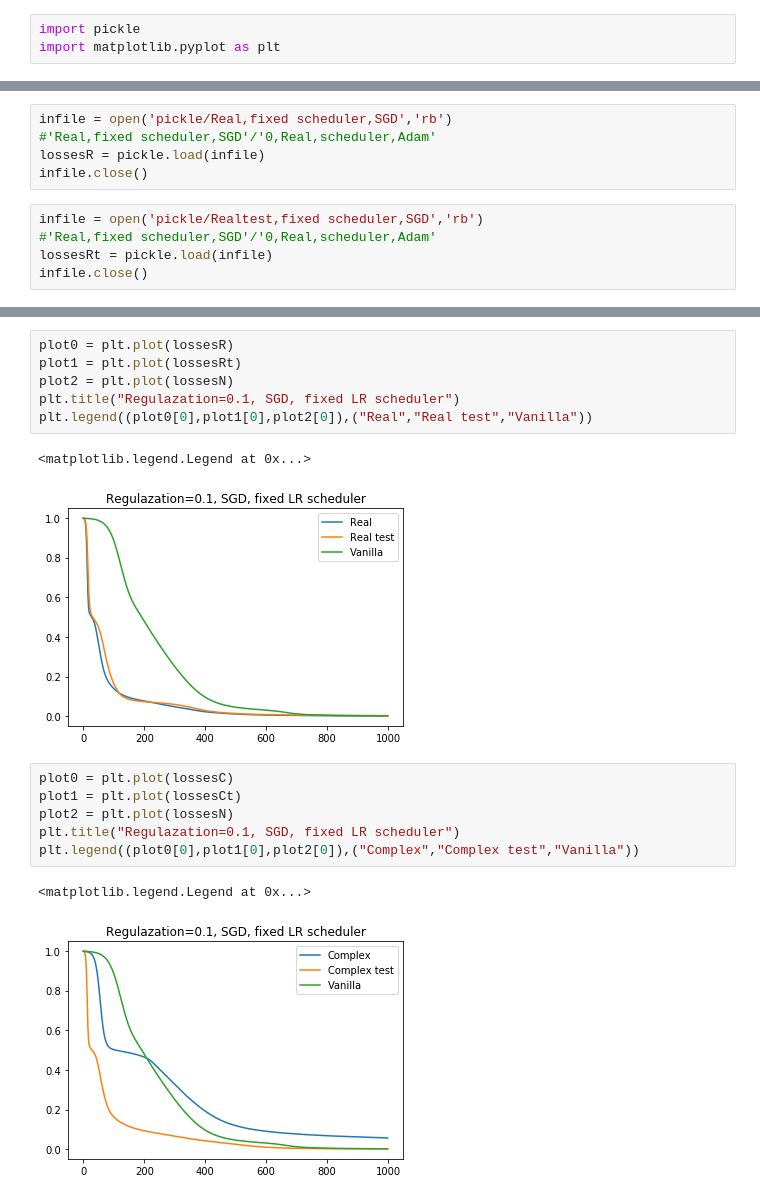
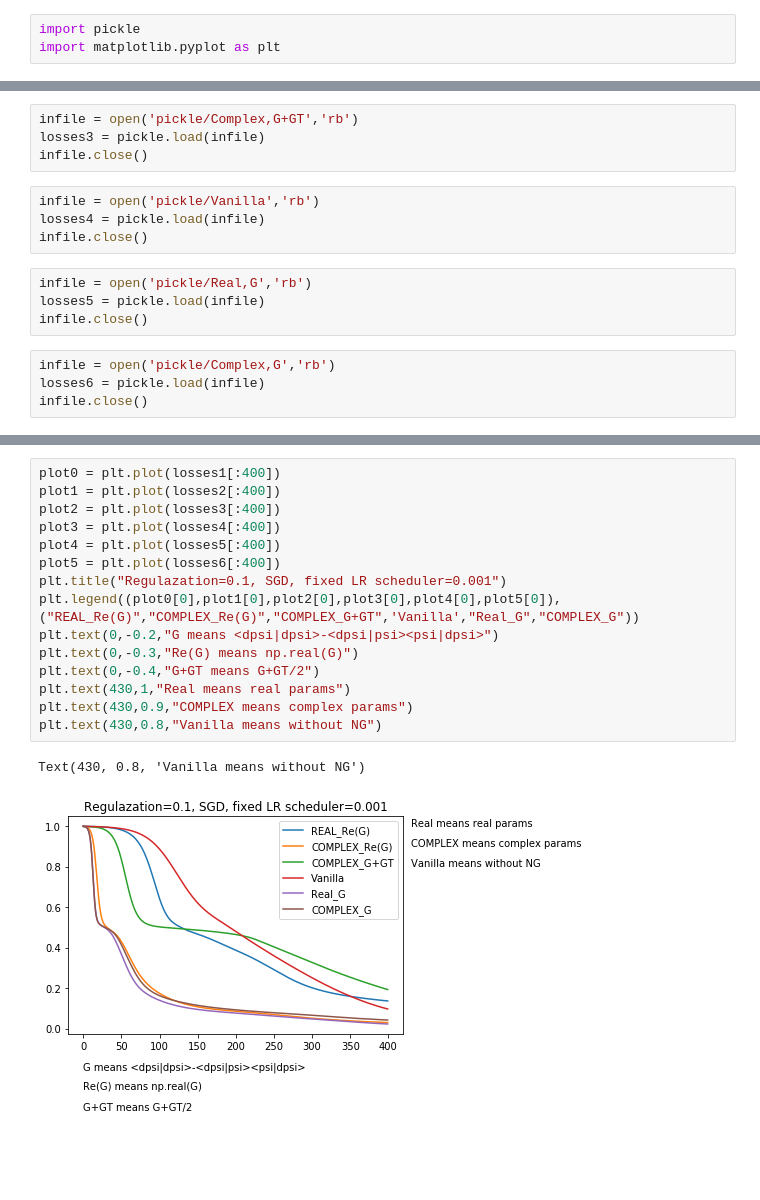
Before and after one commit to Miatto-research-group/Poenta, a Jupyter notebook: Untitled1.ipynb, the cells around one changed output, grey strips where cells are left out. Drawn from its saved outputs; the diff is of its cells as text; blank space fills up the shorter version.

Commit message:
tests on NG

```diff
--- a/Untitled1.ipynb
+++ b/Untitled1.ipynb
@@ -4,10 +12,16 @@ import matplotlib.pyplot as plt
+# %%
+infile = open('pickle/Complex,G+GT','rb')
+losses3 = pickle.load(infile)
+infile.close()
+# %%
+infile = open('pickle/Vanilla','rb')
+losses4 = pickle.load(infile)
+infile.close()
 # %%
-infile = open('pickle/Real,fixed scheduler,SGD','rb')
-#'Real,fixed scheduler,SGD'/'0,Real,scheduler,Adam'
-lossesR = pickle.load(infile)
+infile = open('pickle/Real,G','rb')
+losses5 = pickle.load(infile)
 infile.close()
 # %%
-infile = open('pickle/Realtest,fixed scheduler,SGD','rb')
-#'Real,fixed scheduler,SGD'/'0,Real,scheduler,Adam'
-lossesRt = pickle.load(infile)
+infile = open('pickle/Complex,G','rb')
+losses6 = pickle.load(infile)
 infile.close()
@@ -38,18 +28,18 @@ plt.legend((plot0[0],plot1[0],plot2[0]),("Real","Complex","Vanilla"))
-# %%
-plot0 = plt.plot(lossesR)
-plot1 = plt.plot(lossesRt)
-plot2 = plt.plot(lossesN)
-plt.title("Regulazation=0.1, SGD, fixed LR scheduler")
-plt.legend((plot0[0],plot1[0],plot2[0]),("Real","Real test","Vanilla"))
-# %% [output]
-<matplotlib.legend.Legend at 0x...>
-[figure, removed]
-# %%
-plot0 = plt.plot(lossesC)
-plot1 = plt.plot(lossesCt)
-plot2 = plt.plot(lossesN)
-plt.title("Regulazation=0.1, SGD, fixed LR scheduler")
-plt.legend((plot0[0],plot1[0],plot2[0]),("Complex","Complex test","Vanilla"))
-# %% [output]
-<matplotlib.legend.Legend at 0x...>
-[figure, removed]
+# %%
+plot0 = plt.plot(losses1[:400])
+plot1 = plt.plot(losses2[:400])
+plot2 = plt.plot(losses3[:400])
+plot3 = plt.plot(losses4[:400])
+plot4 = plt.plot(losses5[:400])
+plot5 = plt.plot(losses6[:400])
+plt.title("Regulazation=0.1, SGD, fixed LR scheduler=0.001")
+plt.legend((plot0[0],plot1[0],plot2[0],plot3[0],plot4[0],plot5[0]),("REAL_Re(G)","COMPLEX_Re(G)","COMPLEX_G+GT",'Vanilla',"Real_G","COMPLEX_G"))
+plt.text(0,-0.2,"G means <dpsi|dpsi>-<dpsi|psi><psi|dpsi>")
+plt.text(0,-0.3,"Re(G) means np.real(G)")
+plt.text(0,-0.4,"G+GT means G+GT/2")
+plt.text(430,1,"Real means real params")
+plt.text(430,0.9,"COMPLEX means complex params")
+plt.text(430,0.8,"Vanilla means without NG")
+# %% [output]
+Text(430, 0.8, 'Vanilla means without NG')
+[figure, added]
```
Also changed, not shown: parts of 6 cells of this notebook, 17 other files.
